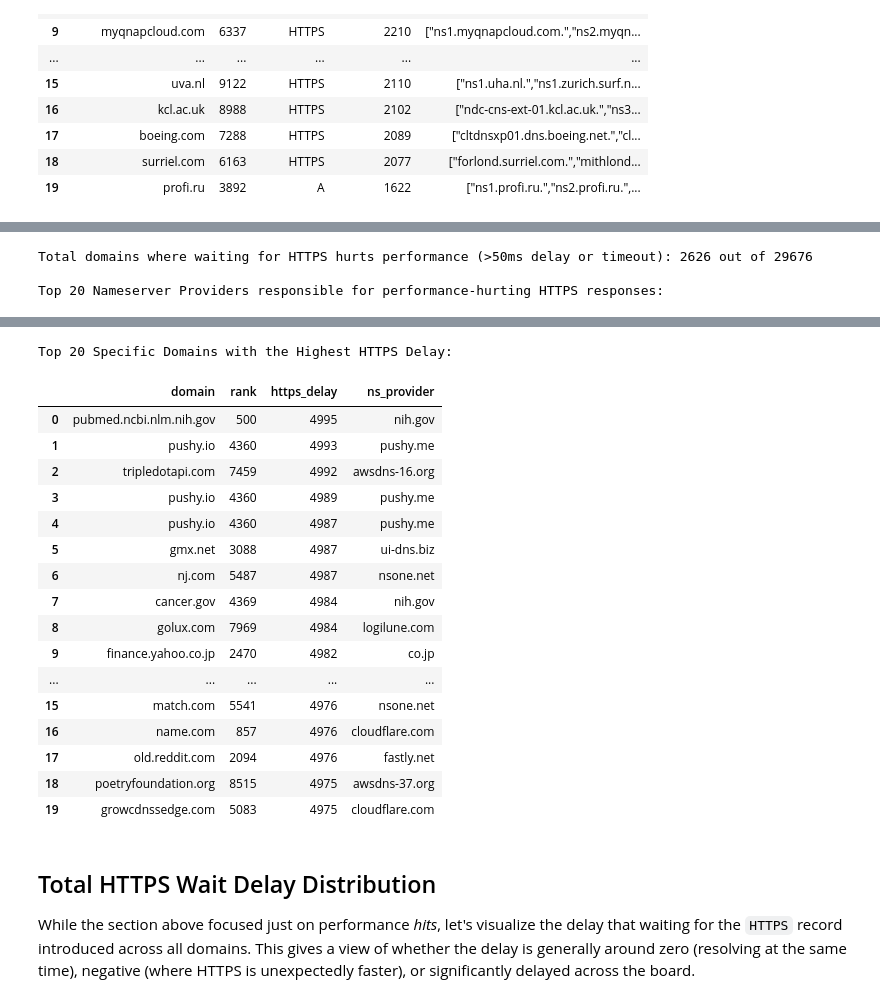
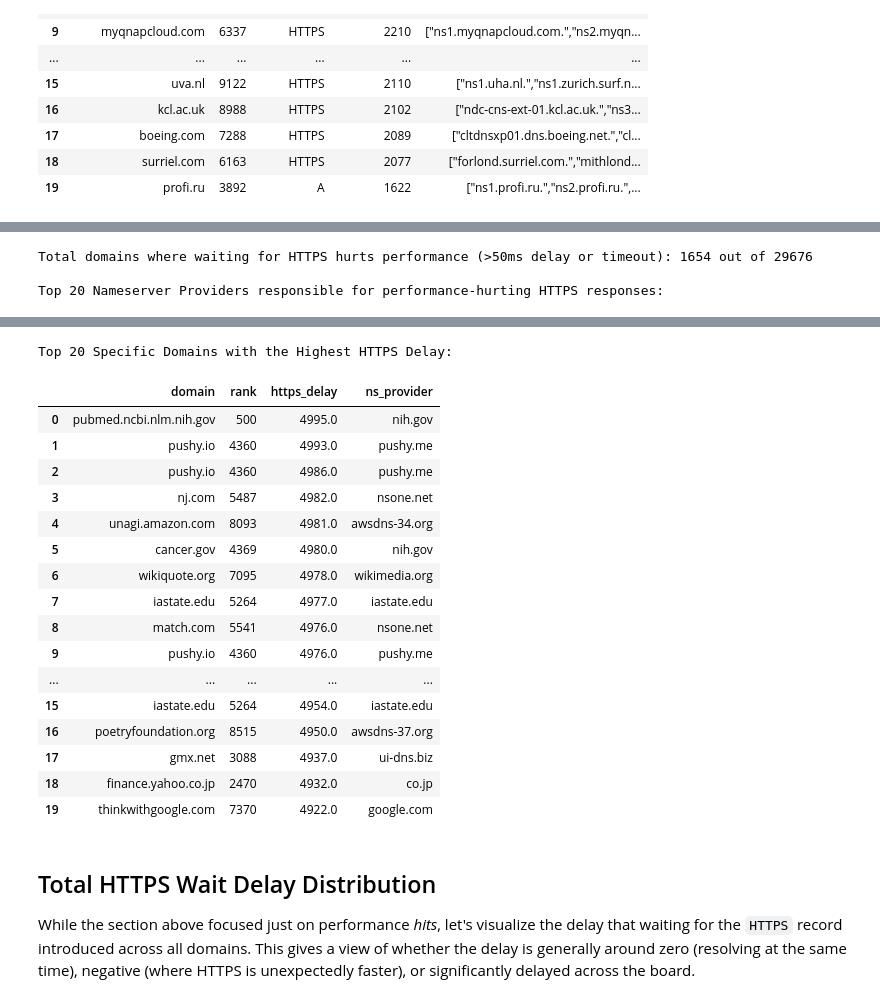
Before and after one commit to Jigsaw-Code/ech-research, a Jupyter notebook: dnsreport/report.ipynb, the cells around one changed output, grey strips where cells are left out. Saved outputs shown, nothing was run; the diff lists cells and outputs as text; code cells hidden in the pictures.

```diff
--- a/dnsreport/report.ipynb
+++ b/dnsreport/report.ipynb
@@ -269,6 +277,7 @@ pivot_dur = df.pivot_table(index=['domain', 'run', 'rank'], columns='query_type'
 # Use groupby.unstack for the string 'error' column.
 # Using pivot_table on a mostly-NaN column trims the frame due to default dropna=True
 pivot_err = df.groupby(['domain', 'run', 'rank', 'query_type'])['error'].first().unstack('query_type').reset_index()
+pivot_cat = df.groupby(['domain', 'run', 'rank', 'query_type'])['category'].first().unstack('query_type').reset_index()
 
 # Ensure A, AAAA, and HTTPS columns exist
 for qt in ['A', 'AAAA', 'HTTPS']:
@@ -276,9 +285,43 @@ for qt in ['A', 'AAAA', 'HTTPS']:
         pivot_dur[qt] = np.nan
     if qt not in pivot_err.columns:
         pivot_err[qt] = np.nan
+    if qt not in pivot_cat.columns:
+        pivot_cat[qt] = np.nan
 
-# Calculate delay imposed by HTTPS query vs fastest legacy record
-pivot_dur['min_a_aaaa'] = pivot_dur[['A', 'AAAA']].min(axis=1)
+pivot_dur['cat_A'] = pivot_cat['A']
+pivot_dur['cat_AAAA'] = pivot_cat['AAAA']
+
+# Calculate standard legacy connections baseline, accounting for Happy Eyeballs V2 (RFC 8305)
+# Waiting up to a 50ms Resolution Delay for AAAA but only if it contains actual records
+def calc_he_baseline(row):
+    t_a = row['A']
+    t_aaaa = row['AAAA']
+
+    h_a = row['cat_A'] == 'SUCCESS - has answers'
+    h_aaaa = row['cat_AAAA'] == 'SUCCESS - has answers'
+
+    if not h_a and not h_aaaa:
+        return np.nan
+
+    if h_a and not h_aaaa:
+        if pd.isna(t_aaaa): # No response for AAAA yet, wait up to 50ms
+            return t_a + 50
+        return max(t_a, min(t_a + 50, t_aaaa)) # Wait until we know AAAA is empty, or timer fires
+
+    if not h_a and h_aaaa:
+        return t_aaaa # Use AAAA immediately
+
+    # Both have answers
+    if pd.isna(t_aaaa):
+        return t_a + 50
+    if pd.isna(t_a):
+        return t_aaaa
+
+    if t_aaaa <= t_a + 50:
+        return t_aaaa
+    return t_a + 50
+
+pivot_dur['min_a_aaaa'] = pivot_dur.apply(calc_he_baseline, axis=1)
 pivot_dur['https_delay'] = pivot_dur['HTTPS'] - pivot_dur['min_a_aaaa']
 
 # Identify fail-open scenarios: where HTTPS errored/timed out but A or AAAA succeeded
@@ -325,7 +368,7 @@ print("\nTop 20 Specific Domains with the Highest HTTPS Delay:")
 top_delayed_domains = hurt_perf.sort_values(by='https_delay', ascending=False)[['domain', 'rank', 'https_delay', 'ns_provider']].head(20).reset_index(drop=True)
 display(top_delayed_domains)
 # %% [output]
-Total domains where waiting for HTTPS hurts performance (>50ms delay or timeout): 2626 out of 29676
+Total domains where waiting for HTTPS hurts performance (>50ms delay or timeout): 1654 out of 29676
 
 Top 20 Nameserver Providers responsible for performance-hurting HTTPS responses:
 |  | ns_provider | count |
@@ -348,21 +391,21 @@ Top 20 Nameserver Providers responsible for performance-hurting HTTPS responses:
 Top 20 Specific Domains with the Highest HTTPS Delay:
 |  | domain | rank | https_delay | ns_provider |
-| 0 | pubmed.ncbi.nlm.nih.gov | 500 | 4995 | nih.gov |
-| 1 | pushy.io | 4360 | 4993 | pushy.me |
-| 2 | tripledotapi.com | 7459 | 4992 | awsdns-16.org |
-| 3 | pushy.io | 4360 | 4989 | pushy.me |
-| 4 | pushy.io | 4360 | 4987 | pushy.me |
-| 5 | gmx.net | 3088 | 4987 | ui-dns.biz |
-| 6 | nj.com | 5487 | 4987 | nsone.net |
-| 7 | cancer.gov | 4369 | 4984 | nih.gov |
-| 8 | golux.com | 7969 | 4984 | logilune.com |
-| 9 | finance.yahoo.co.jp | 2470 | 4982 | co.jp |
+| 0 | pubmed.ncbi.nlm.nih.gov | 500 | 4995.0 | nih.gov |
+| 1 | pushy.io | 4360 | 4993.0 | pushy.me |
+| 2 | pushy.io | 4360 | 4986.0 | pushy.me |
+| 3 | nj.com | 5487 | 4982.0 | nsone.net |
+| 4 | unagi.amazon.com | 8093 | 4981.0 | awsdns-34.org |
+| 5 | cancer.gov | 4369 | 4980.0 | nih.gov |
+| 6 | wikiquote.org | 7095 | 4978.0 | wikimedia.org |
+| 7 | iastate.edu | 5264 | 4977.0 | iastate.edu |
+| 8 | match.com | 5541 | 4976.0 | nsone.net |
+| 9 | pushy.io | 4360 | 4976.0 | pushy.me |
 | ... | ... | ... | ... | ... |
-| 15 | match.com | 5541 | 4976 | nsone.net |
-| 16 | name.com | 857 | 4976 | cloudflare.com |
-| 17 | old.reddit.com | 2094 | 4976 | fastly.net |
-| 18 | poetryfoundation.org | 8515 | 4975 | awsdns-37.org |
-| 19 | growcdnssedge.com | 5083 | 4975 | cloudflare.com |
+| 15 | iastate.edu | 5264 | 4954.0 | iastate.edu |
+| 16 | poetryfoundation.org | 8515 | 4950.0 | awsdns-37.org |
+| 17 | gmx.net | 3088 | 4937.0 | ui-dns.biz |
+| 18 | finance.yahoo.co.jp | 2470 | 4932.0 | co.jp |
+| 19 | thinkwithgoogle.com | 7370 | 4922.0 | google.com |
 # %% [markdown]
 ## Total HTTPS Wait Delay Distribution
 
```
Also changed, not shown: parts of 2 cells of this notebook, 1 other file.
